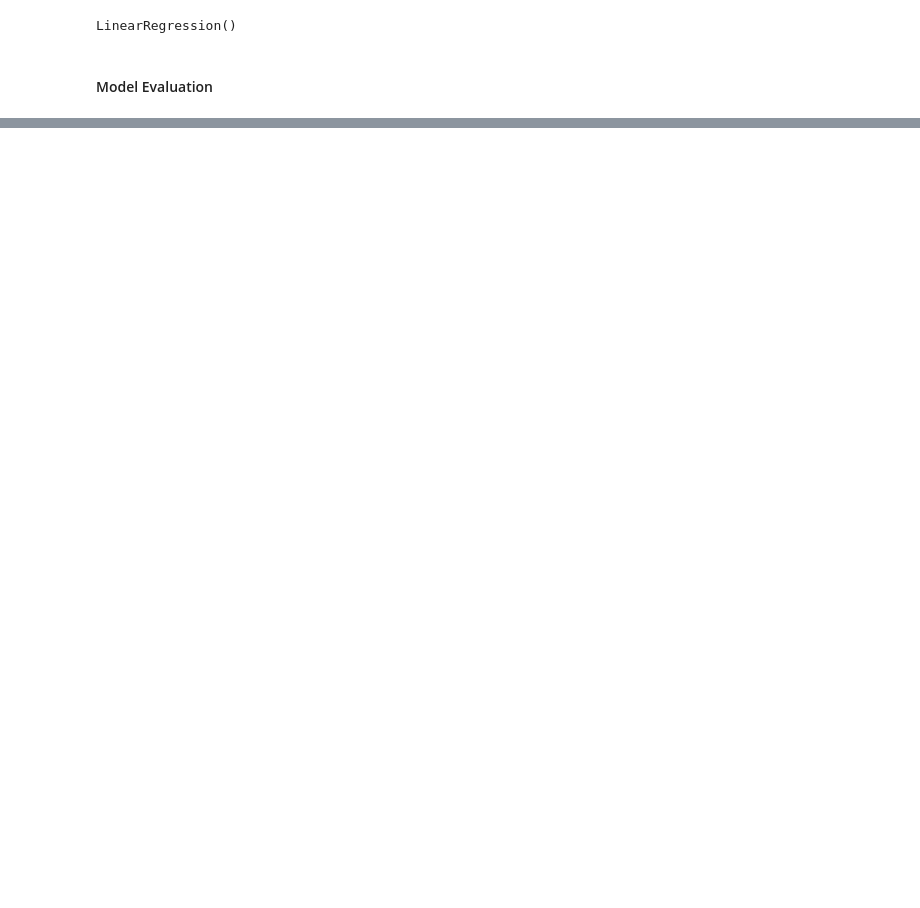
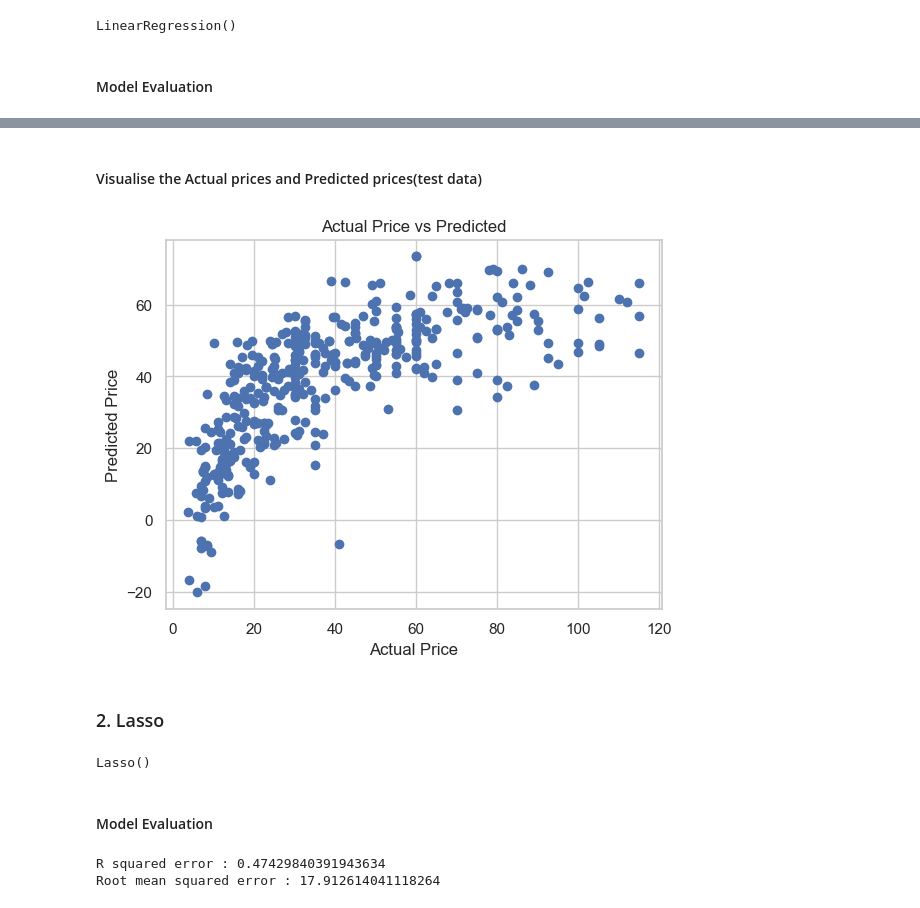
Before and after one commit to sheddiboo/Notebooks, a Jupyter notebook: car_price_prediction.ipynb, the cells around one changed output, grey strips where cells are left out. Cells and saved outputs as stored; diff of their text form; code cells hidden in the pictures; blank space fills up the shorter version.

```diff
--- a/car_price_prediction.ipynb
+++ b/car_price_prediction.ipynb
@@ -200,0 +313,3 @@ Root mean squared error : 50.737492381486106
+# %%
+# Prediction on training data
+test_data_prediction = lin_reg_model.predict(X_test)
@@ -200,0 +327,12 @@ Root mean squared error : 50.737492381486106
+# %% [markdown]
+#### Visualise the Actual prices and Predicted prices(test data)
+# %%
+plt.scatter(Y_test, test_data_prediction)
+plt.xlabel('Actual Price')
+plt.ylabel('Predicted Price')
+plt.title('Actual Price vs Predicted')
+plt.show()
+# %% [output]
+[figure, added]
+# %% [markdown]
+### 2. Lasso
@@ -200,0 +341,6 @@ Root mean squared error : 50.737492381486106
+# %%
+lasso_reg_model.fit(X_train, Y_train)
+# %% [output]
+Lasso()
+# %% [markdown]
+#### Model Evaluation
@@ -200,0 +355,6 @@ Root mean squared error : 50.737492381486106
+# %%
+print('R squared error :', R2_score)
+print('Root mean squared error :', RMSE_score)
+# %% [output]
+R squared error : 0.47429840391943634
+Root mean squared error : 17.912614041118264
```
Also changed, not shown: parts of 27 cells of this notebook, 1 other file.
